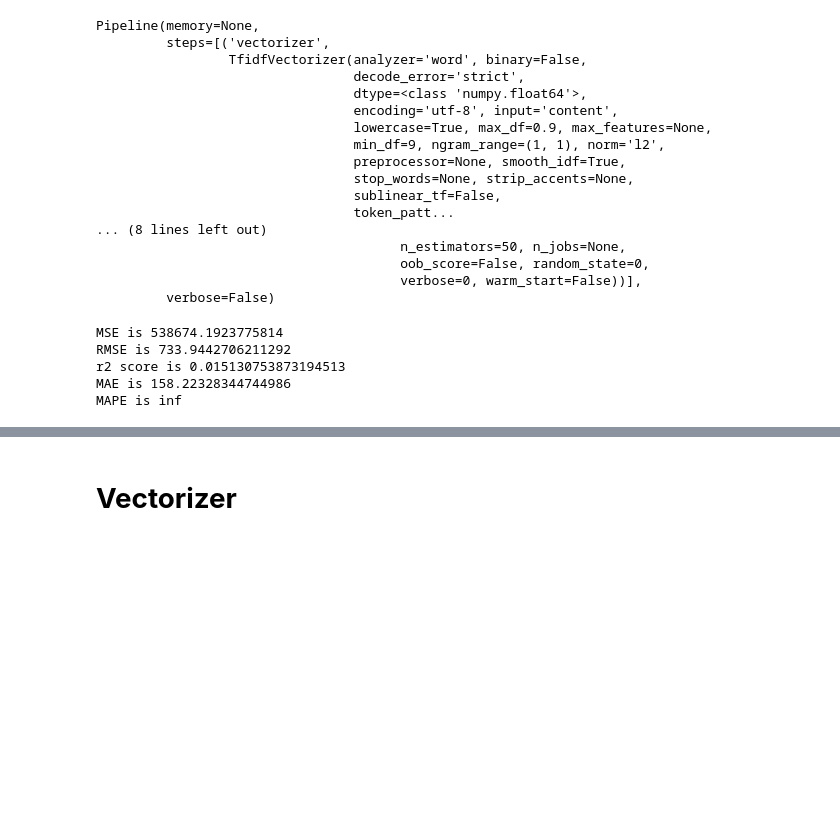
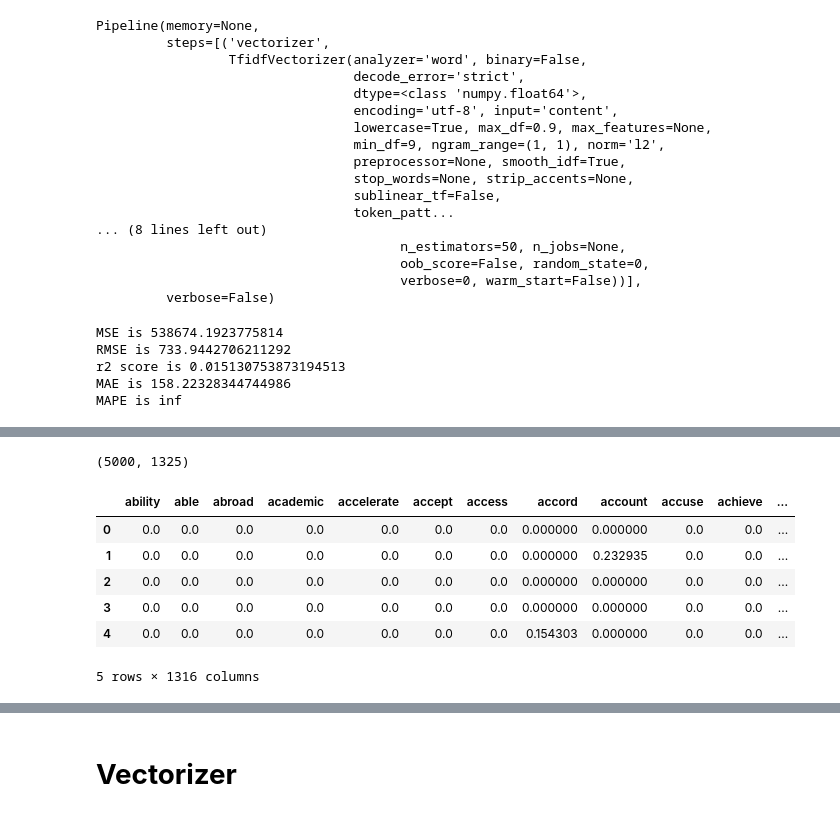
Before and after one commit to chinu1997/Capstone3-Team3, a Jupyter notebook: Chinmaya_Devprasad_team_4_of_News_Popularity_Prediction_in_Social_Media_Capstone_Project.ipynb, the cells around one changed output, grey strips where cells are left out. Drawn from its saved outputs; the diff is of its cells as text; code cells hidden in the pictures; blank space fills up the shorter version.

```diff
--- a/Chinmaya_Devprasad_team_4_of_News_Popularity_Prediction_in_Social_Media_Capstone_Project.ipynb
+++ b/Chinmaya_Devprasad_team_4_of_News_Popularity_Prediction_in_Social_Media_Capstone_Project.ipynb
@@ -362,0 +421,23 @@ U
+# %%
+data=Google_pop['Spacy_token'].iloc[:5000]
+# %%
+v = TfidfVectorizer(max_df=0.1,min_df=10)
+x = v.fit_transform(data)
+# %%
+df1 = pd.DataFrame(x.toarray(), columns=v.get_feature_names())
+# %%
+df1.shape
+# %% [output]
+(5000, 1325)
+# %%
+df1 = df1.loc[:, ~df1.columns.str[0].str.isnumeric()]
+# %%
+df1.head()
+# %% [output]
+|  | ability | able | abroad | academic | accelerate | accept | access | accord | account | accuse | achieve | ... |
+| 0 | 0.0 | 0.0 | 0.0 | 0.0 | 0.0 | 0.0 | 0.0 | 0.000000 | 0.000000 | 0.0 | 0.0 | ... |
+| 1 | 0.0 | 0.0 | 0.0 | 0.0 | 0.0 | 0.0 | 0.0 | 0.000000 | 0.232935 | 0.0 | 0.0 | ... |
+| 2 | 0.0 | 0.0 | 0.0 | 0.0 | 0.0 | 0.0 | 0.0 | 0.000000 | 0.000000 | 0.0 | 0.0 | ... |
+| 3 | 0.0 | 0.0 | 0.0 | 0.0 | 0.0 | 0.0 | 0.0 | 0.000000 | 0.000000 | 0.0 | 0.0 | ... |
+| 4 | 0.0 | 0.0 | 0.0 | 0.0 | 0.0 | 0.0 | 0.0 | 0.154303 | 0.000000 | 0.0 | 0.0 | ... |
+5 rows × 1316 columns
```
Also changed, not shown: parts of 46 cells of this notebook.
